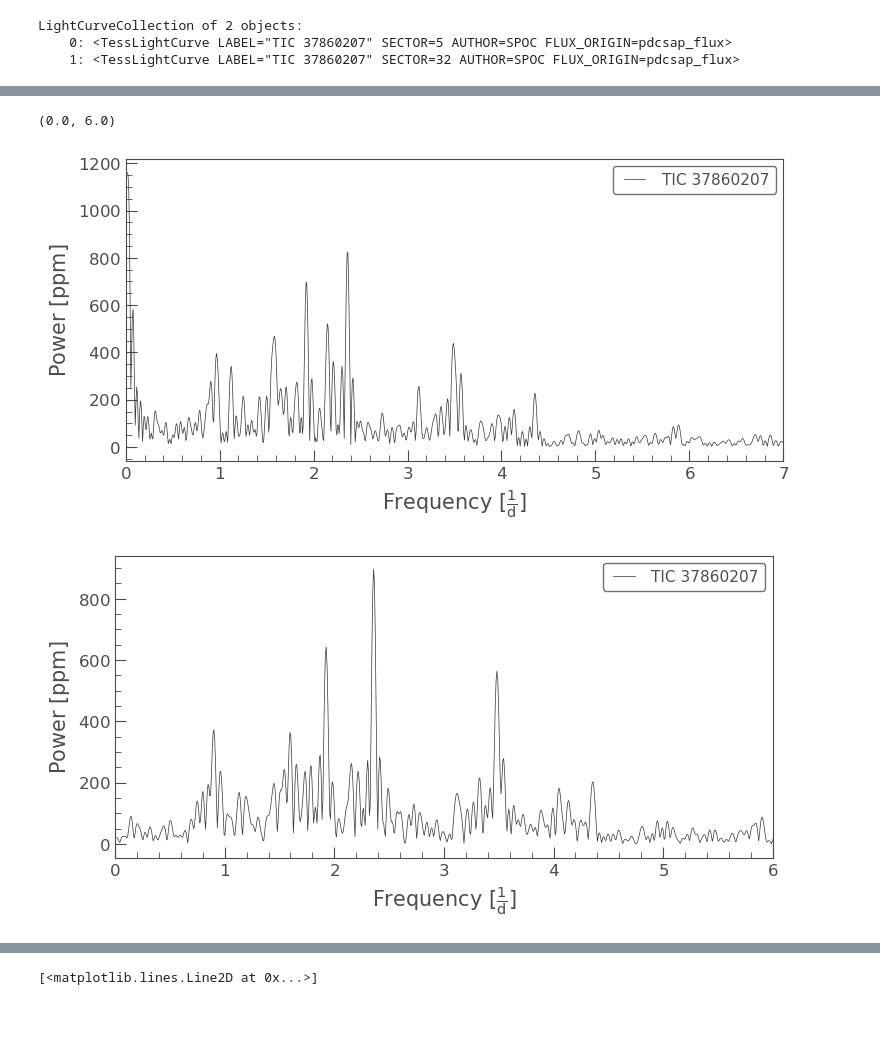
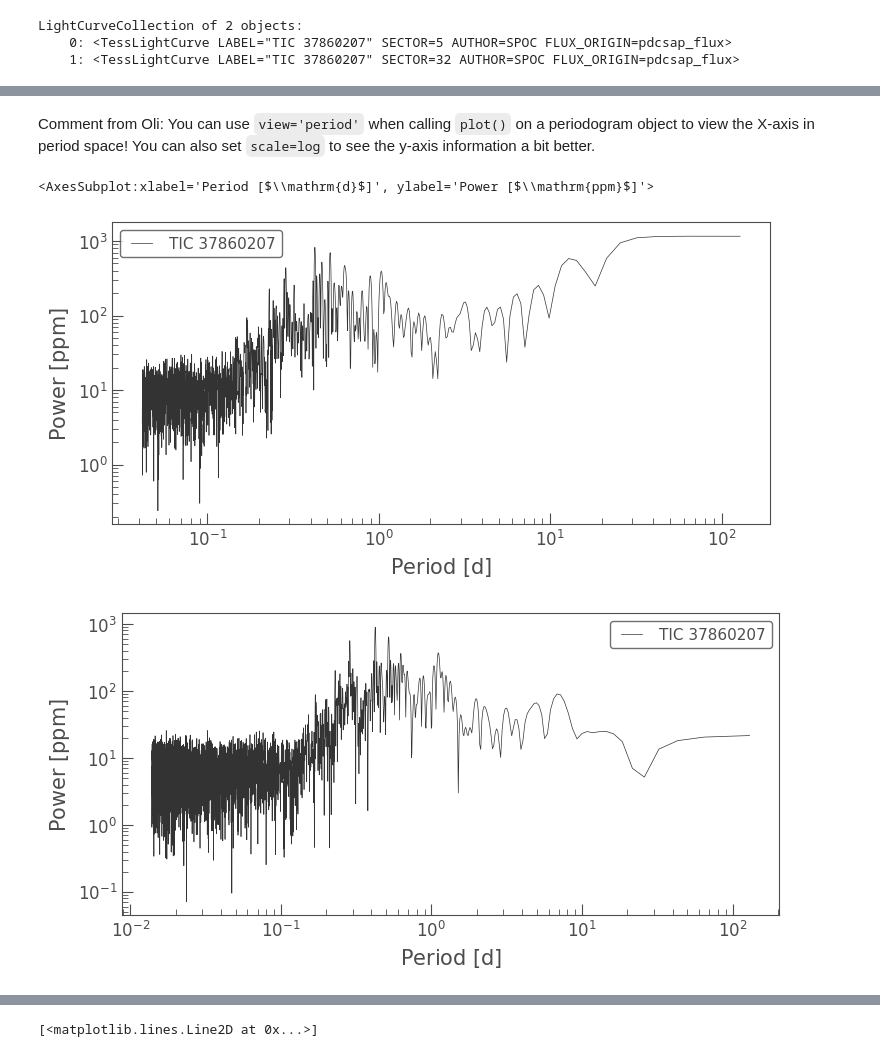
Before and after one commit to zyz0414/project, a Jupyter notebook: Lightcurve_Trail.ipynb, the cells around one changed output, grey strips where cells are left out. Saved outputs shown, nothing was run; the diff lists cells and outputs as text; code cells hidden in the pictures; blank space fills up the shorter version.

```diff
--- a/Lightcurve_Trail.ipynb
+++ b/Lightcurve_Trail.ipynb
@@ -90,15 +98,17 @@ ax2 = lc_2.plot(column='flux', label='flux')   # plot lightcurves individually
+# %% [markdown]
+Comment from Oli: You can use `view='period'` when calling `plot()` on a periodogram object to view the X-axis in period space! You can also set `scale=log` to see the y-axis information a bit better.
 # %%
 pg1 = lc_1.normalize(unit='ppm').to_periodogram()
 pg2 = lc_2.normalize(unit='ppm').to_periodogram()   # obtain periodogram
 
-pg1.plot()
-plt.xlim(0,7)
-pg2.plot()
-plt.xlim(0,6)   # plot periodogram
+pg1.plot(view='period', scale='log')
+# plt.xlim(0,7)
+pg2.plot(view='period', scale='log')
+# plt.xlim(0,6)   # plot periodogram
 # %% [output]
-(0.0, 6.0)
+<AxesSubplot:xlabel='Period [$\\mathrm{d}$]', ylabel='Power [$\\mathrm{ppm}$]'>
-[figure, old version]
+[figure, new version]
-[figure, old version]
+[figure, new version]
 # %%
 pg1.show_properties()
 
```
Also changed, not shown: parts of 10 cells of this notebook.
